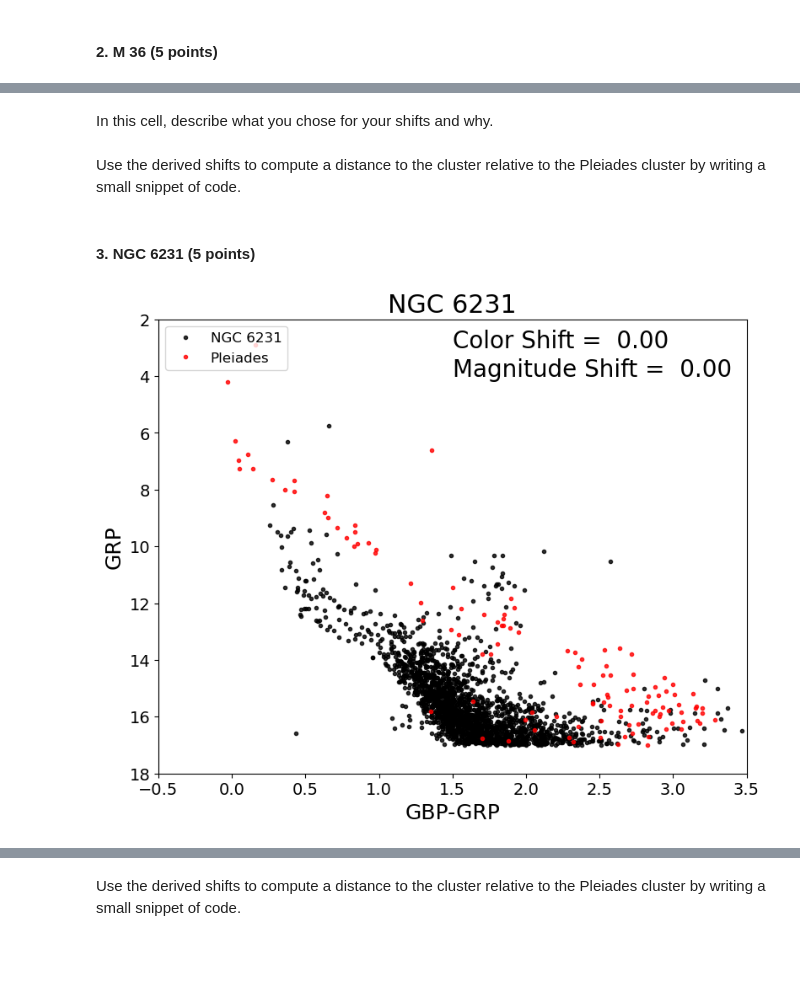
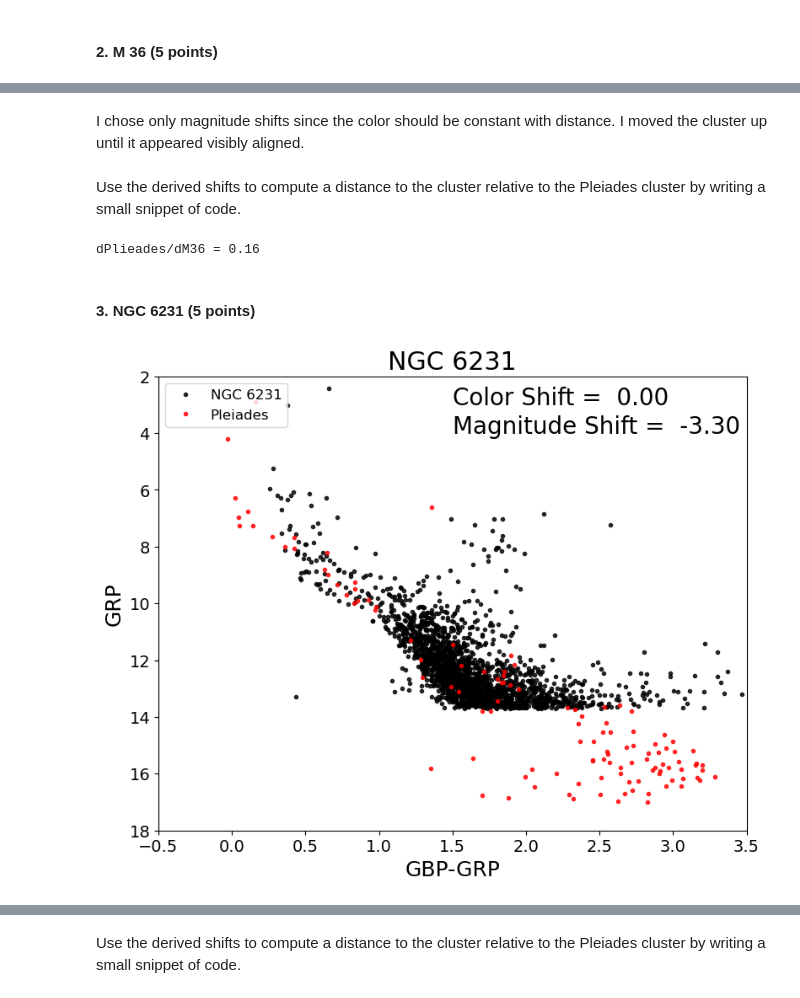
Before and after one commit to mikeweebs/CMD_distmod_student, a Jupyter notebook: cluster_plot_student.ipynb, the cells around one changed output, grey strips where cells are left out. Drawn from its saved outputs; the diff is of its cells as text; code cells hidden in the pictures; blank space fills up the shorter version.

```diff
--- a/cluster_plot_student.ipynb
+++ b/cluster_plot_student.ipynb
@@ -70,5 +89,5 @@ cp.cmdplot(clustname='M 36',magshift=-4.3,colshift=0.0)
-# %% [markdown]
-In this cell, describe what you chose for your shifts and why.
+# %% [markdown]
+I chose only magnitude shifts since the color should be constant with distance. I moved the cluster up until it appeared visibly aligned.
 # %% [markdown]
 Use the derived shifts to compute a distance to the cluster relative to the Pleiades cluster by writing a small snippet of code.
 # %%
@@ -76,17 +95,21 @@ Use the derived shifts to compute a distance to the cluster relative to the Plei
 #To compute the log_10 you need to write "np.log10(number)"
 #### Write code here.
 # enter your calculated shift here
-shift_m36 =
+shift_m36 = -4
 
 # Assuming the distance to M45 is 130pc write an code expression that converts your shift into the ratio of the distances
 #the Pleiades to this cluster
-dist_ratio_m36 =
+
+# Using derivation from earlier
+dist_ratio_m36 = 10 ** (0.2 * shift_m36)
 
 #prints to 2 significant digits
 print(f"dPlieades/dM36 = {dist_ratio_m36:4.2f}")
+# %% [output]
+dPlieades/dM36 = 0.16
 # %% [markdown]
 #### 3. NGC 6231  (5 points)
 # %%
-cp.cmdplot(clustname='NGC 6231',magshift=0.0,colshift=0.0)
+cp.cmdplot(clustname='NGC 6231',magshift=-3.3,colshift=0.0)
 # %% [output]
-[figure, old version]
+[figure, new version]
```
Also changed, not shown: parts of 20 cells of this notebook.
